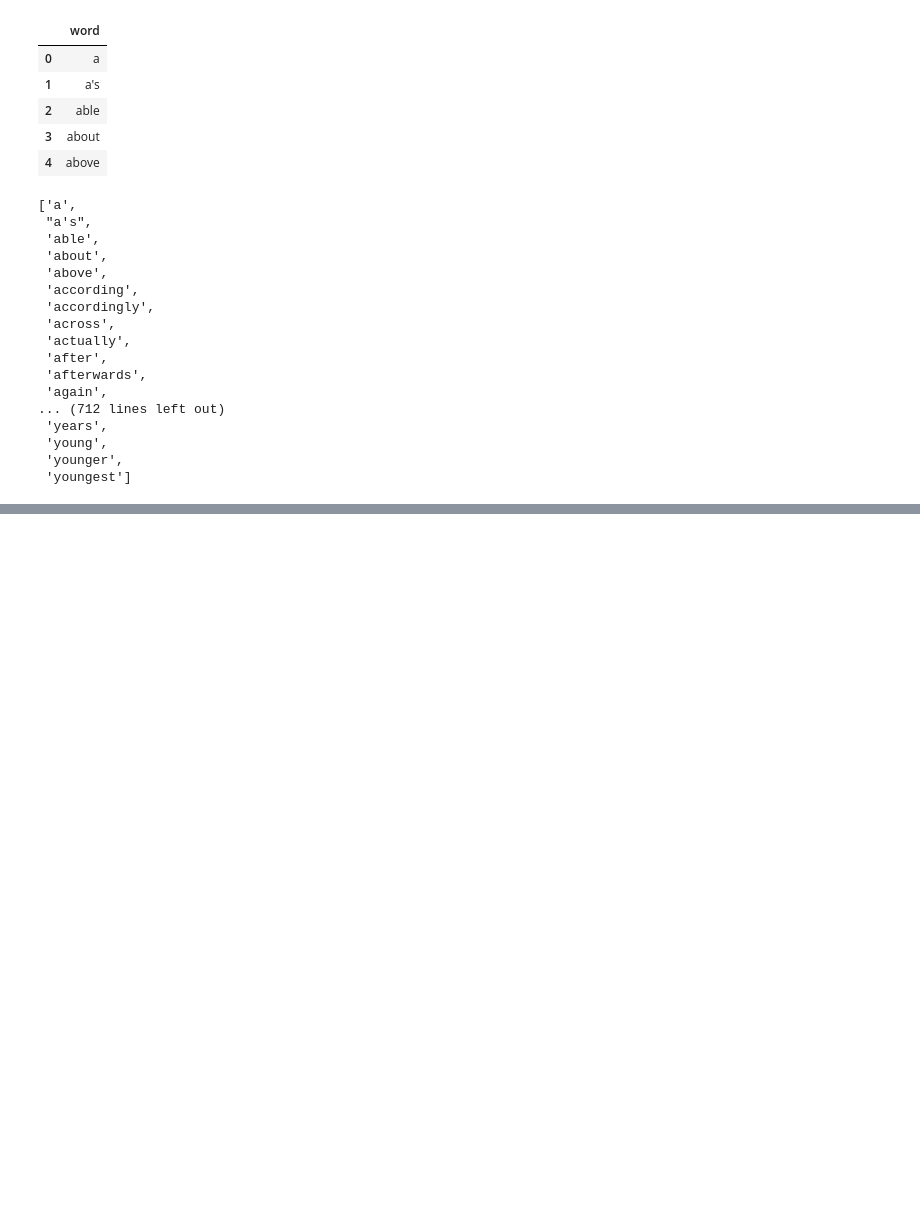
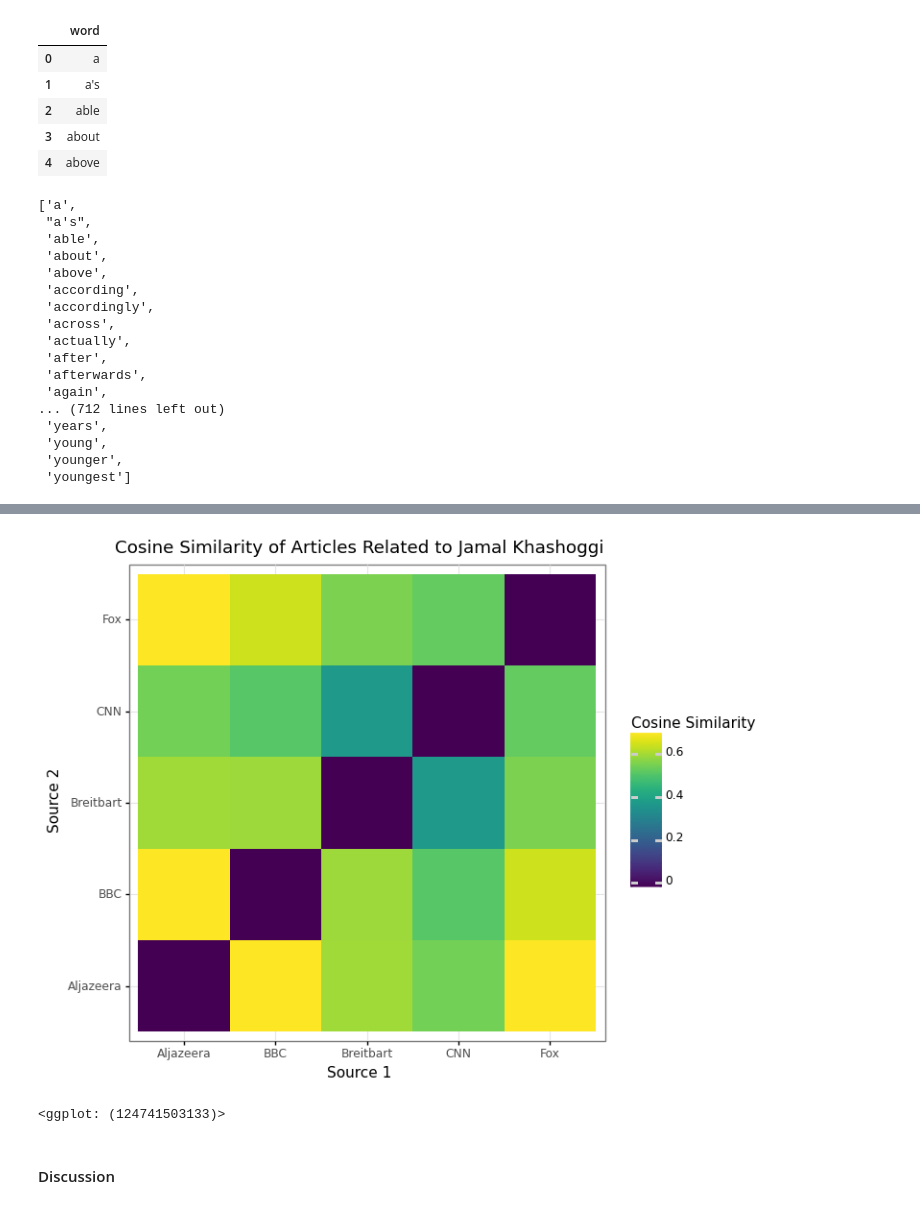
Before and after one commit to edunford/coding_discussions_ppol564_fall2020, a Jupyter notebook: 04_coding_discussion/Submissions/egalla_vince_ve68.ipynb, the cells around one changed output, grey strips where cells are left out. Drawn from its saved outputs; the diff is of its cells as text; code cells hidden in the pictures; blank space fills up the shorter version.

```diff
--- a/04_coding_discussion/Submissions/egalla_vince_ve68.ipynb
+++ b/04_coding_discussion/Submissions/egalla_vince_ve68.ipynb
@@ -56,5 +77,5 @@ stop_list
 # %%
-def tokenize(text):
+def tokenize1(text):
     '''
     GOAL: Tokenize text object into list after removing punctuation, conversion to lower case,
             and removal of common words
@@ -186,0 +221,4 @@ from plotnine import *
+# %%
+## Generate document text matrix from all files after removing common words
+khashoggiDTM1 = generateDTM(files, 1)
+khashoggiDTM1
@@ -186,0 +233,18 @@ from plotnine import *
+# %%
+## Create empty list to add values to
+similarityData1 = []
+
+## Loop through permutations of indices
+for i in range(0,5):
+    for j in range(0,5):
+        if i != j:
+            a = khashoggiDTM1.iloc[i]
+            b = khashoggiDTM1.iloc[j]
+            cosine = a.dot(b)/(np.sqrt(a.dot(a))*np.sqrt(b.dot(b)))
+            print("The cosine similarity between the articles from "+indexFilename[i][1]+" and "+indexFilename[j][1]+" is "+str(round(cosine,3)) + ".")
+            similarityData1.append([indexFilename[i][1],indexFilename[j][1],cosine])
+        elif i == j:
+            similarityData1.append([indexFilename[i][1],indexFilename[j][1],0])
+
+## Convert to data frame for visualization
+similarityDF1 = pd.DataFrame(similarityData1).rename(columns={0:'source1',1:'source2',2:'cosine_similarity'})
@@ -186,0 +293,14 @@ from plotnine import *
+# %%
+from plotnine import *
+(
+    ggplot(similarityDF1, aes(x= 'source1', y= 'source2', fill= 'cosine_similarity')) +
+        geom_tile() +
+        labs(x= "Source 1", y= "Source 2", fill= "Cosine Similarity", title= "Cosine Similarity of Articles Related to Jamal Khashoggi") +
+        theme_bw() +
+        coord_equal()
+)
+# %% [output]
+[figure, added]
+<ggplot: (124741503133)>
+# %% [markdown]
+#### Discussion
```
Also changed, not shown: parts of 11 cells of this notebook.
